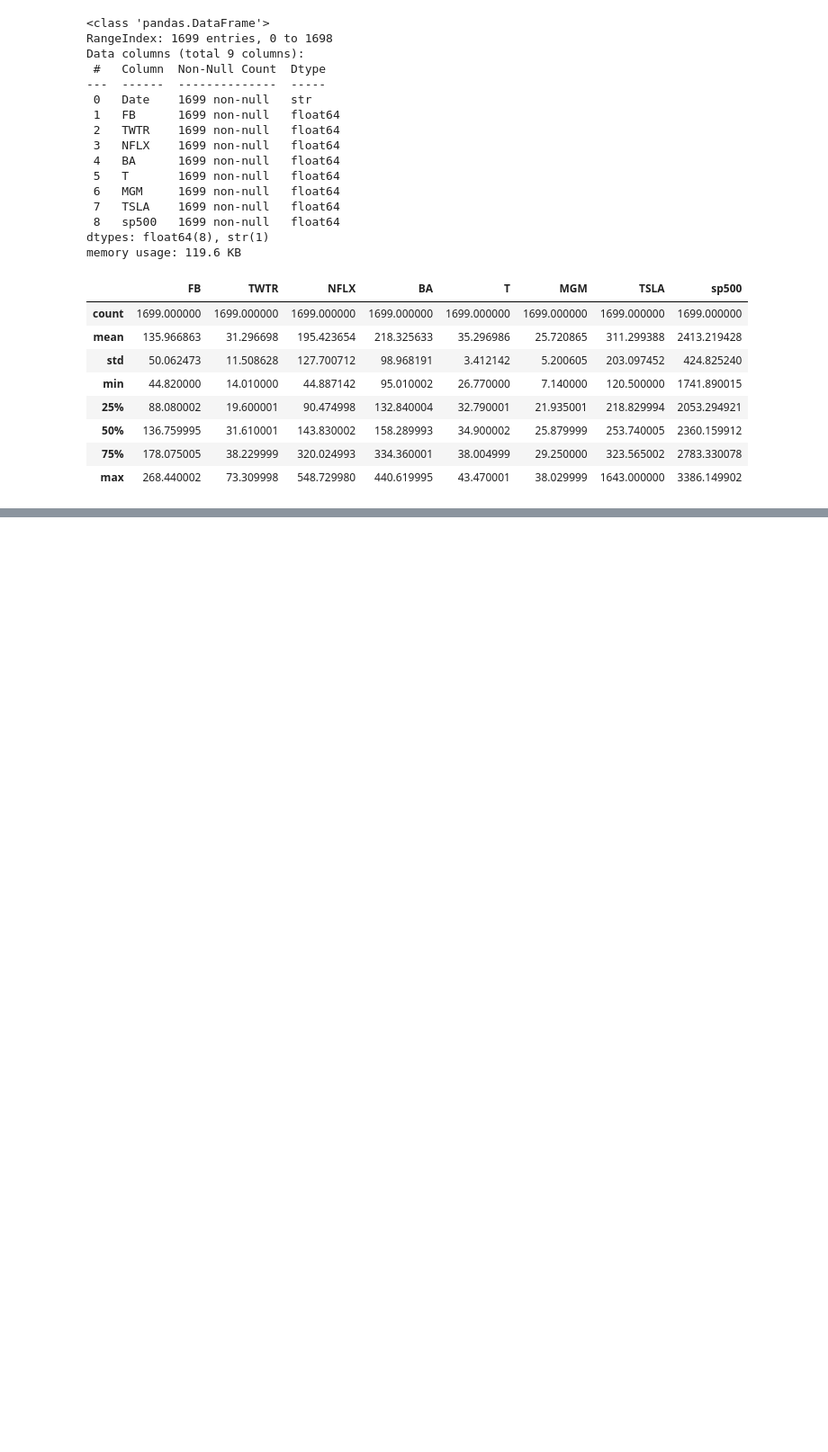
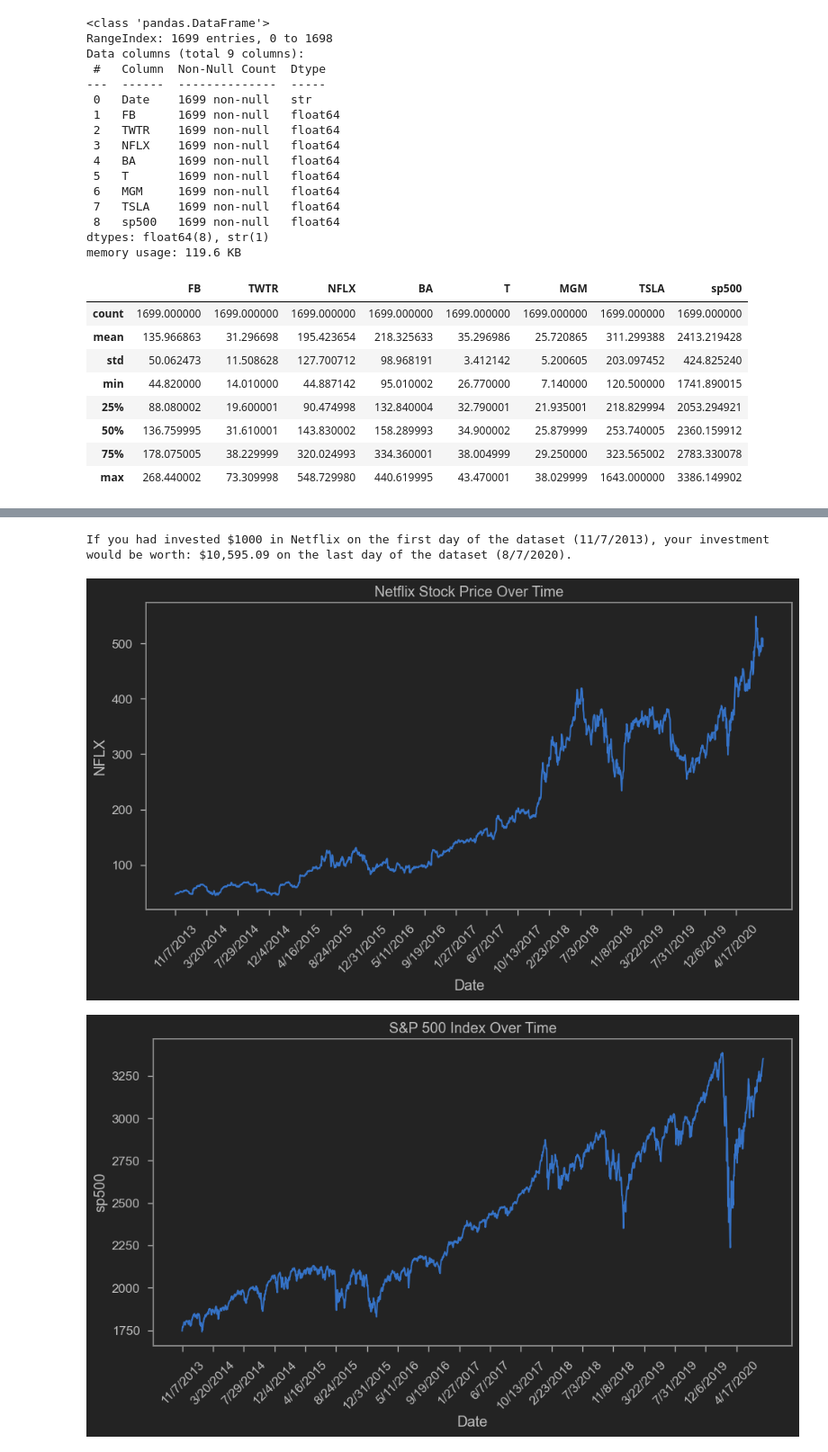
Before and after one commit to pete-rodrigue/capm-model, a Jupyter notebook: capm.ipynb, the cells around one changed output, grey strips where cells are left out. Shown at 90% size. Saved outputs shown, nothing was run; the diff lists cells and outputs as text; code cells hidden in the pictures; blank space fills up the shorter version.

```diff
--- a/capm.ipynb
+++ b/capm.ipynb
@@ -56,0 +71,24 @@ df.describe()
+# %%
+print(
+    f"If you had invested $1000 in Netflix on the first day of the dataset ({df_norm.iloc[0].Date}), "
+    + f"your investment would be worth: ${df_norm.iloc[-1]['NFLX'] * 1000:,.2f} on the last day of the dataset ({df_norm.iloc[-1].Date})."
+)
+# %% [output]
+If you had invested $1000 in Netflix on the first day of the dataset (11/7/2013), your investment would be worth: $10,595.09 on the last day of the dataset (8/7/2020).
+# %%
+def make_plt(df, x_col, y_col, title):
+    plt.figure(figsize=(10, 6))
+    sns.lineplot(data=df, x=x_col, y=y_col)
+    plt.title(title)
+    plt.xlabel(x_col)
+    plt.ylabel(y_col)
+    plt.xticks(rotation=45)
+    plt.xticks(range(0, len(df), 90))  # Show every 90th date for better readability
+    plt.tight_layout()
+    plt.show()
+# %%
+make_plt(df, "Date", "NFLX", "Netflix Stock Price Over Time")
+make_plt(df, "Date", "sp500", "S&P 500 Index Over Time")
+# %% [output]
+[figure, added]
+[figure, added]
```
Also changed, not shown: parts of 3 cells of this notebook.
